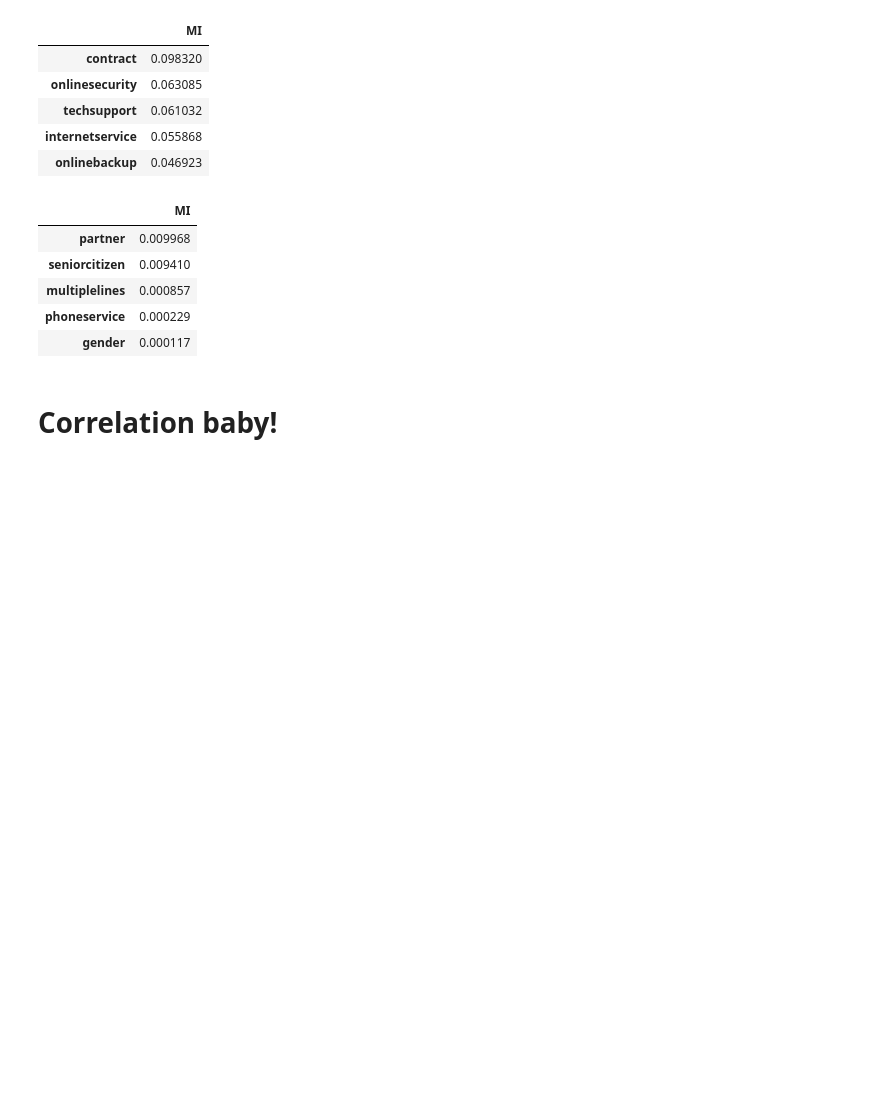
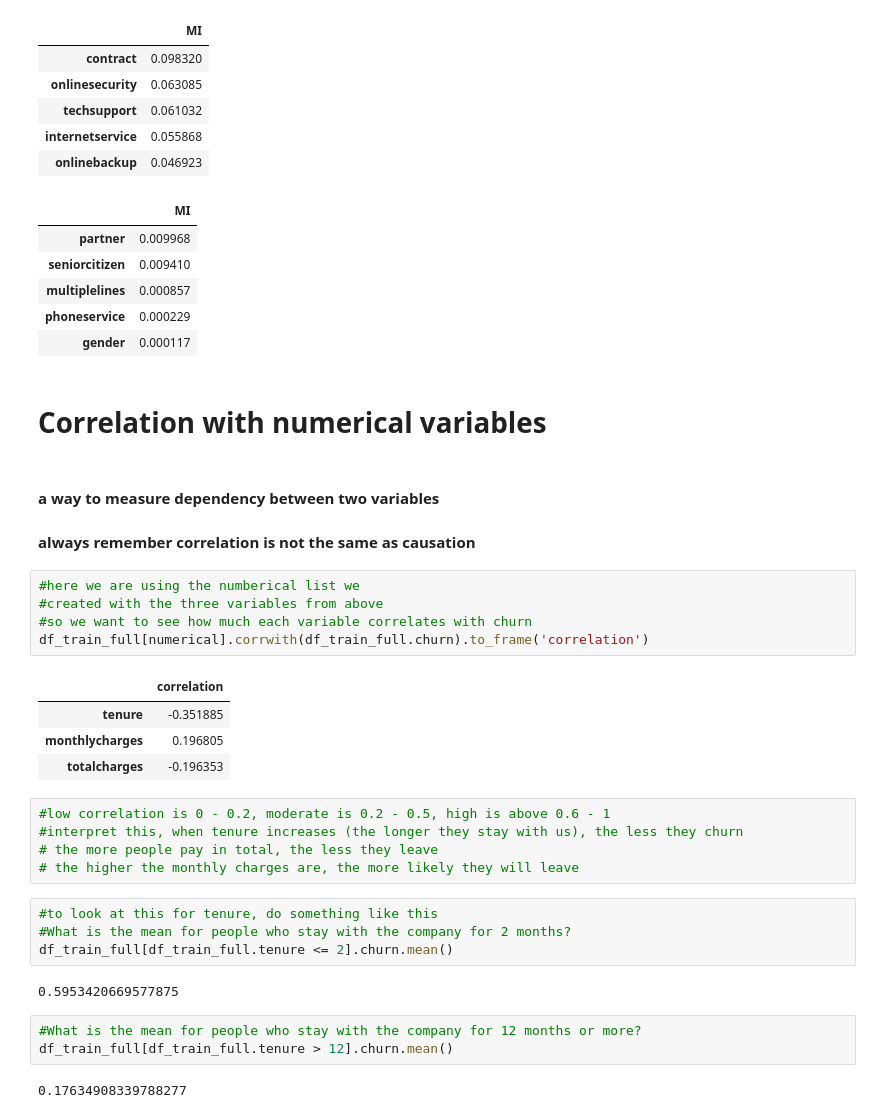
Before and after one commit to sarakubik/MLZoomcamp, a Jupyter notebook: ch3.ipynb, the cells around one changed output. Cells and saved outputs as stored; diff of their text form; blank space fills up the shorter version.

```diff
--- a/ch3.ipynb
+++ b/ch3.ipynb
@@ -432,4 +432,33 @@ display(df_mi.tail())
 | phoneservice | 0.000229 |
 | gender | 0.000117 |
 # %% [markdown]
-# Correlation baby!
+# Correlation with numerical variables
+# %% [markdown]
+#### a way to measure dependency between two variables
+#### always remember correlation is not the same as causation
+# %%
+#here we are using the numberical list we
+#created with the three variables from above
+#so we want to see how much each variable correlates with churn
+df_train_full[numerical].corrwith(df_train_full.churn).to_frame('correlation')
+# %% [output]
+|  | correlation |
+| tenure | -0.351885 |
+| monthlycharges | 0.196805 |
+| totalcharges | -0.196353 |
+# %%
+#low correlation is 0 - 0.2, moderate is 0.2 - 0.5, high is above 0.6 - 1
+#interpret this, when tenure increases (the longer they stay with us), the less they churn
+# the more people pay in total, the less they leave
+# the higher the monthly charges are, the more likely they will leave
+# %%
+#to look at this for tenure, do something like this
+#What is the mean for people who stay with the company for 2 months?
+df_train_full[df_train_full.tenure <= 2].churn.mean()
+# %% [output]
+0.5953420669577875
+# %%
+#What is the mean for people who stay with the company for 12 months or more?
+df_train_full[df_train_full.tenure > 12].churn.mean()
+# %% [output]
+0.17634908339788277
```
Also changed, not shown: parts of 47 cells of this notebook.
